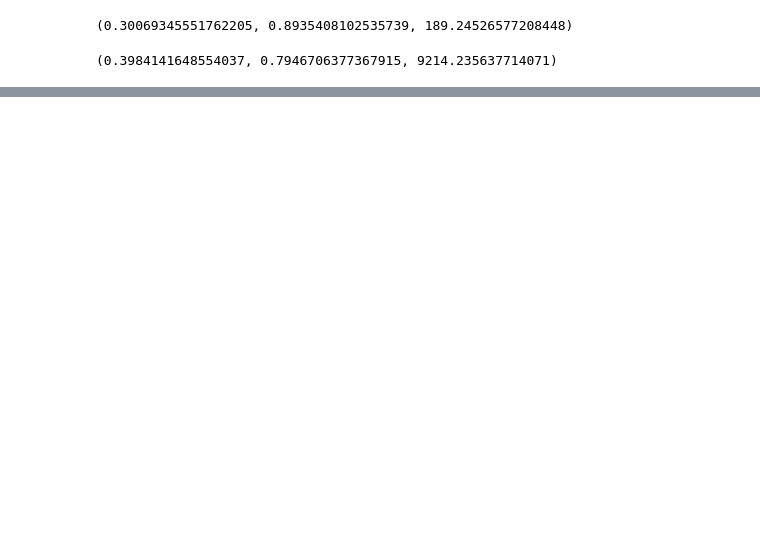
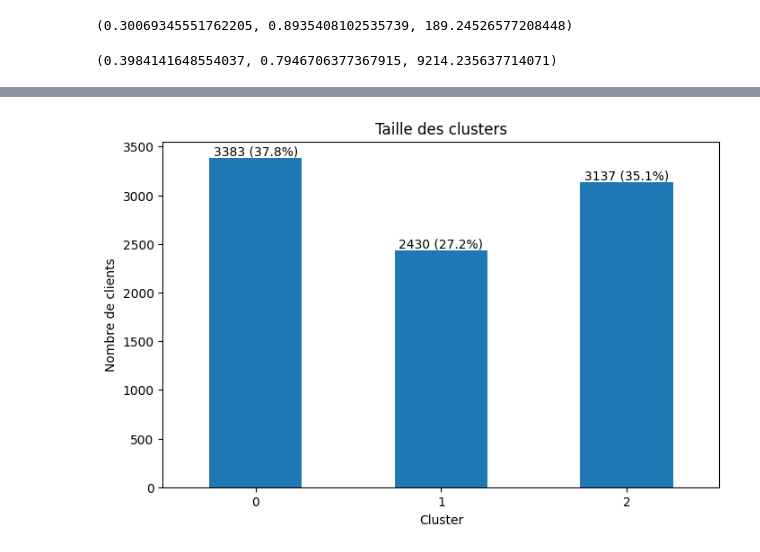
Before and after one commit to NohailaAitHammad/CardProfiler, a Jupyter notebook: notebooks/eda.ipynb, the cells around one changed output, grey strips where cells are left out. Saved outputs shown, nothing was run; the diff lists cells and outputs as text; code cells hidden in the pictures; blank space fills up the shorter version.

```diff
--- a/notebooks/eda.ipynb
+++ b/notebooks/eda.ipynb
@@ -863,0 +958,10 @@ df_clean["cluster_final"] = df_clean["cluster_kmeans"]
+# %%
+cluster_size = df_clean['cluster_final'].value_counts().sort_index()
+cluster_prct = df_clean['cluster_final'].value_counts(normalize=True).sort_index() * 100
+# %%
+cluster_summary = pd.DataFrame({
+    'Nombre de clients': cluster_size,
+    'Pourcentage': cluster_prct
+})
+
+cluster_summary
@@ -863,0 +974,15 @@ df_clean["cluster_final"] = df_clean["cluster_kmeans"]
+# %%
+ax = cluster_summary['Nombre de clients'].plot(
+      kind='bar', figsize=(8,5)
+)
+plt.title("Taille des clusters")
+plt.xlabel("Cluster")
+plt.ylabel("Nombre de clients")
+
+for i, (count, pct) in enumerate(zip(cluster_summary['Nombre de clients'], cluster_summary['Pourcentage'])):
+     ax.text(i, count, f'{count} ({pct:.1f}%)', ha='center', va='bottom')
+
+plt.xticks(rotation=0)
+plt.show()
+# %% [output]
+[figure, added]
```
Also changed, not shown: parts of 22 cells of this notebook.
